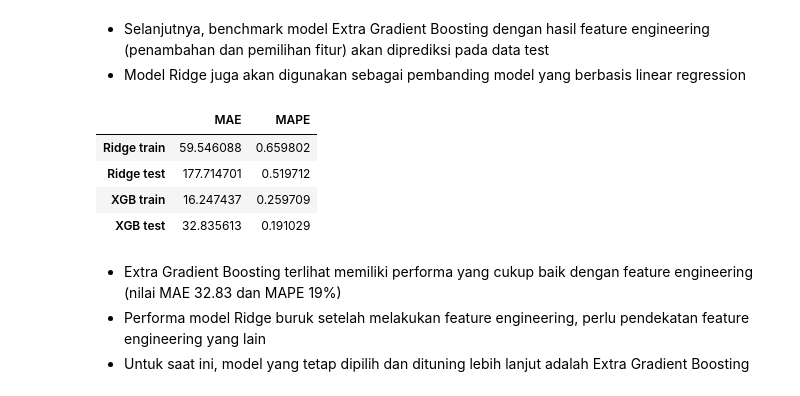
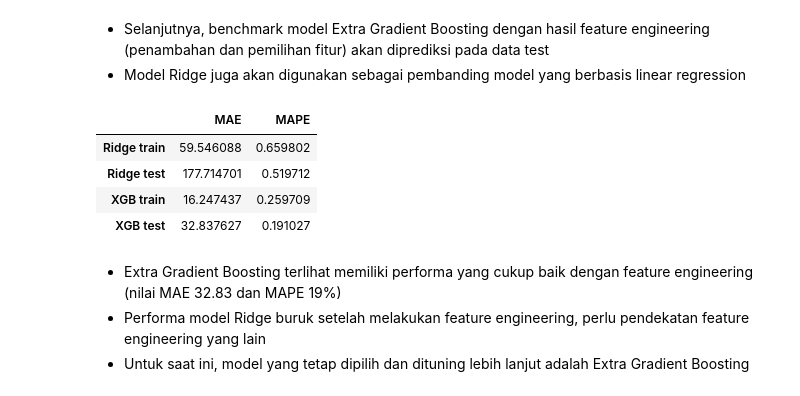
Before and after one commit to nheryanto/capital-bikeshare, a Jupyter notebook: notebooks/2.0-modelling-analysis.ipynb, the cells around one changed output. Cells and saved outputs as stored; diff of their text form; code cells hidden in the pictures.

```diff
--- a/notebooks/2.0-modelling-analysis.ipynb
+++ b/notebooks/2.0-modelling-analysis.ipynb
@@ -573,35 +573,35 @@ for i, model in enumerate(models):
     if i == 0:
         preprocessing = ColumnTransformer(
                             transformers=[
                                 ("categorical", OneHotEncoder(sparse_output=False, handle_unknown="ignore", drop='first'), ["dayofweek", "workingday", "hour"]),
                                 ("scaler", MinMaxScaler(), ["count_lag_1"]),
                             ],
                             remainder="passthrough",
                             verbose_feature_names_out=False
                         )
     estimator = make_pipeline(
                     preprocessing,
                     model
                 ).set_output(transform="pandas")
 
-    estimator.fit(X_train[selected_forward], y_train)
+    estimator.fit(X_train[feature_rank[:4]], y_train)
 
     train_pred = estimator.predict(X_train[feature_rank[:4]])
     score_mae.append(mean_absolute_error(y_train, train_pred))
     score_mape.append(mean_absolute_percentage_error(y_train, train_pred))
 
     test_pred = estimator.predict(X_test[feature_rank[:4]])
     score_mae.append(mean_absolute_error(y_test, test_pred))
     score_mape.append(mean_absolute_percentage_error(y_test, test_pred))
 
 score_before_tuning = pd.DataFrame({'MAE': score_mae, 'MAPE': score_mape}, index=['Ridge train', 'Ridge test', 'XGB train', 'XGB test'])
 score_before_tuning
 # %% [output]
 |  | MAE | MAPE |
 | Ridge train | 59.546088 | 0.659802 |
 | Ridge test | 177.714701 | 0.519712 |
 | XGB train | 16.247437 | 0.259709 |
-| XGB test | 32.835613 | 0.191029 |
+| XGB test | 32.837627 | 0.191027 |
 # %% [markdown]
 * Extra Gradient Boosting terlihat memiliki performa yang cukup baik dengan feature engineering (nilai MAE 32.83 dan MAPE 19%)
 * Performa model Ridge buruk setelah melakukan feature engineering, perlu pendekatan feature engineering yang lain
```
Also changed, not shown: parts of 17 cells of this notebook, 4 other files.
